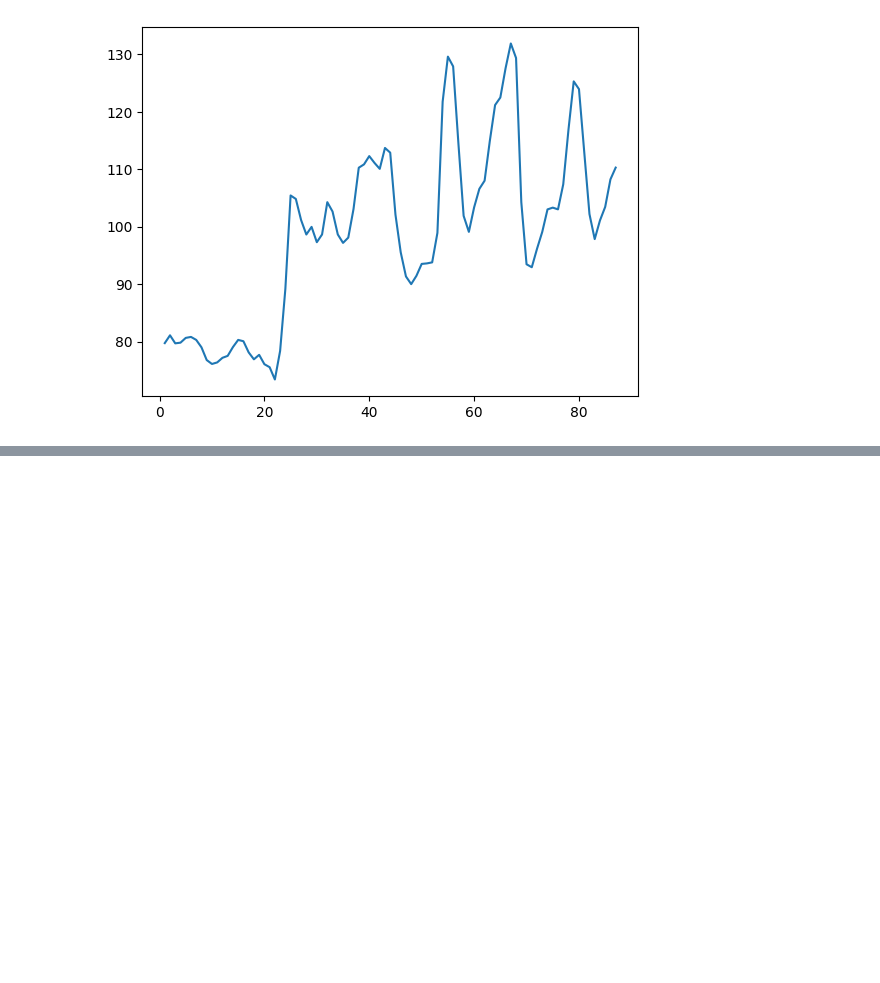
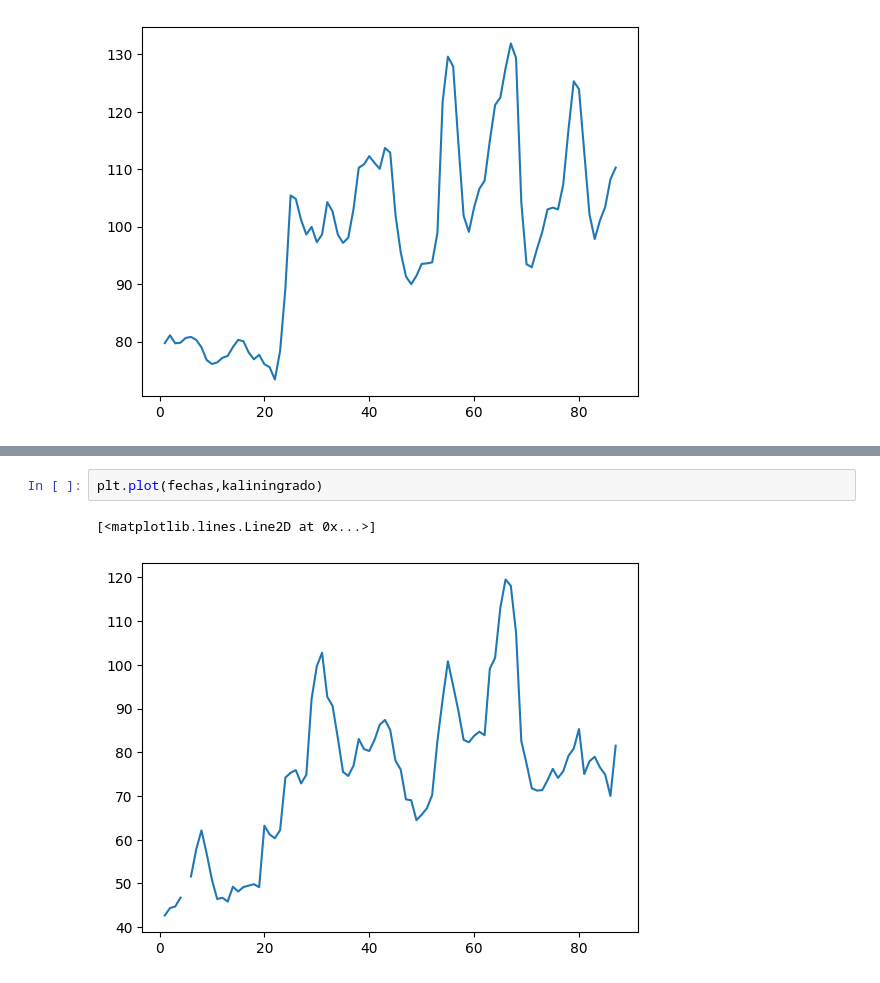
Before and after one commit to EnriqueRangel/python_practicas, a Jupyter notebook: Numpy.ipynb, the cells around one changed output, grey strips where cells are left out. Saved outputs shown, nothing was run; the diff lists cells and outputs as text; blank space fills up the shorter version.

```diff
--- a/Numpy.ipynb
+++ b/Numpy.ipynb
@@ -170,0 +210,5 @@ plt.plot(fechas,Ekaterimburgo)
+# %%
+plt.plot(fechas,kaliningrado)
+# %% [output]
+[<matplotlib.lines.Line2D at 0x...>]
+[figure, added]
```
Also changed, not shown: parts of 15 cells of this notebook.
